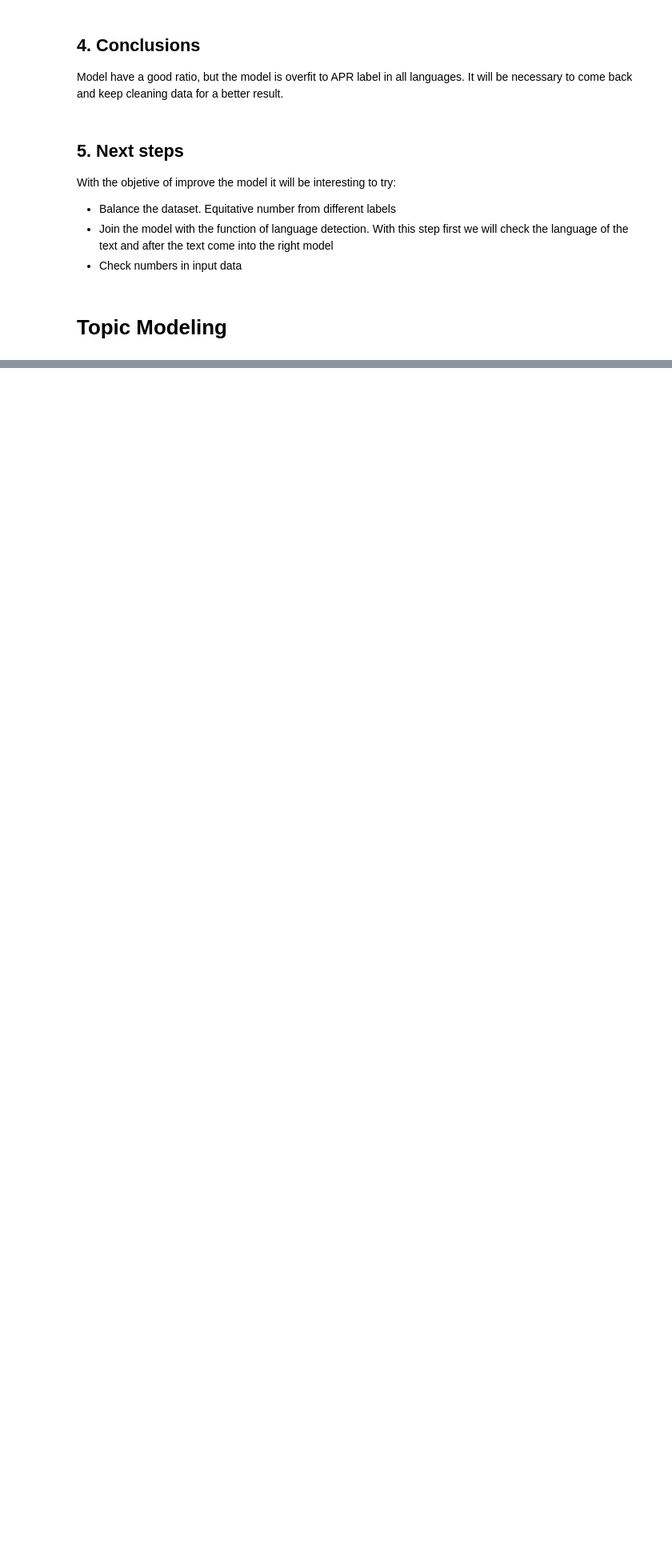
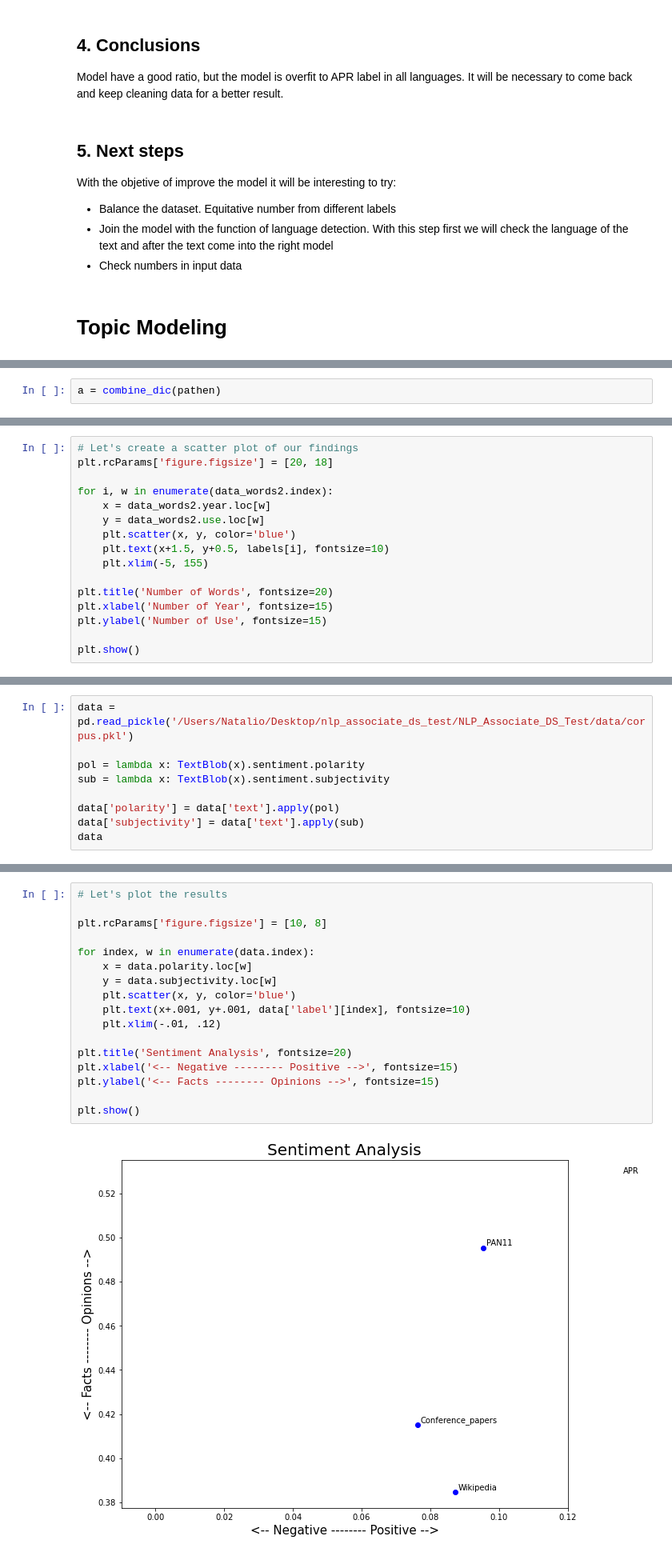
Before and after one commit to CibelesR/NLP_Associate_DS_Test, a Jupyter notebook: Notebooks/03_input_data_and_classification_model.ipynb, the cells around one changed output, grey strips where cells are left out. Shown at 80% size. Drawn from its saved outputs; the diff is of its cells as text; blank space fills up the shorter version.

```diff
--- a/Notebooks/03_input_data_and_classification_model.ipynb
+++ b/Notebooks/03_input_data_and_classification_model.ipynb
@@ -530,0 +500,2 @@ cv = CountVectorizer(stop_words='english')
+# %%
+a = combine_dic(pathen)
@@ -530,0 +745,16 @@ cv = CountVectorizer(stop_words='english')
+# %%
+# Let's create a scatter plot of our findings
+plt.rcParams['figure.figsize'] = [20, 18]
+
+for i, w in enumerate(data_words2.index):
+    x = data_words2.year.loc[w]
+    y = data_words2.use.loc[w]
+    plt.scatter(x, y, color='blue')
+    plt.text(x+1.5, y+0.5, labels[i], fontsize=10)
+    plt.xlim(-5, 155)
+
+plt.title('Number of Words', fontsize=20)
+plt.xlabel('Number of Year', fontsize=15)
+plt.ylabel('Number of Use', fontsize=15)
+
+plt.show()
@@ -530,0 +774,9 @@ cv = CountVectorizer(stop_words='english')
+# %%
+data = pd.read_pickle('/Users/Natalio/Desktop/nlp_associate_ds_test/NLP_Associate_DS_Test/data/corpus.pkl')
+
+pol = lambda x: TextBlob(x).sentiment.polarity
+sub = lambda x: TextBlob(x).sentiment.subjectivity
+
+data['polarity'] = data['text'].apply(pol)
+data['subjectivity'] = data['text'].apply(sub)
+data
@@ -530,0 +789,19 @@ cv = CountVectorizer(stop_words='english')
+# %%
+# Let's plot the results
+
+plt.rcParams['figure.figsize'] = [10, 8]
+
+for index, w in enumerate(data.index):
+    x = data.polarity.loc[w]
+    y = data.subjectivity.loc[w]
+    plt.scatter(x, y, color='blue')
+    plt.text(x+.001, y+.001, data['label'][index], fontsize=10)
+    plt.xlim(-.01, .12)
+
+plt.title('Sentiment Analysis', fontsize=20)
+plt.xlabel('<-- Negative -------- Positive -->', fontsize=15)
+plt.ylabel('<-- Facts -------- Opinions -->', fontsize=15)
+
+plt.show()
+# %% [output]
+[figure, added]
```
Also changed, not shown: parts of 81 cells of this notebook, 3 other files.
